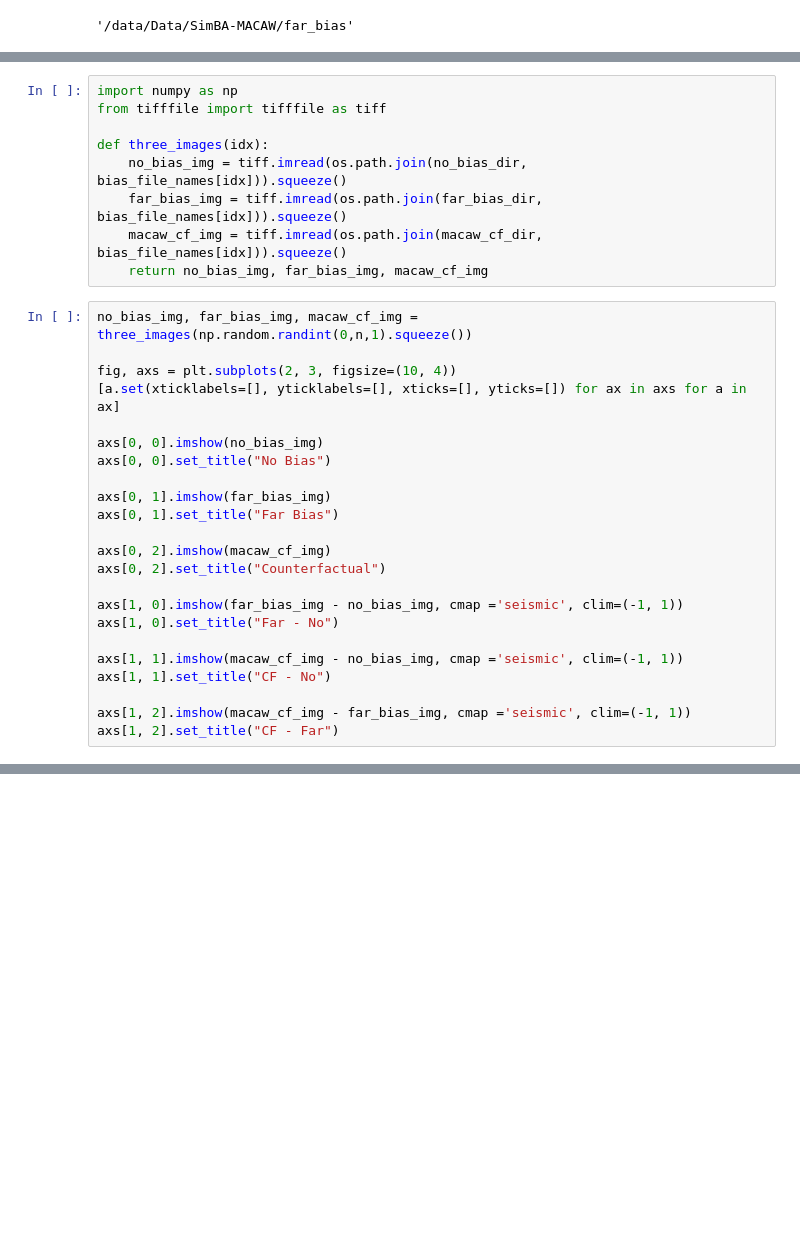
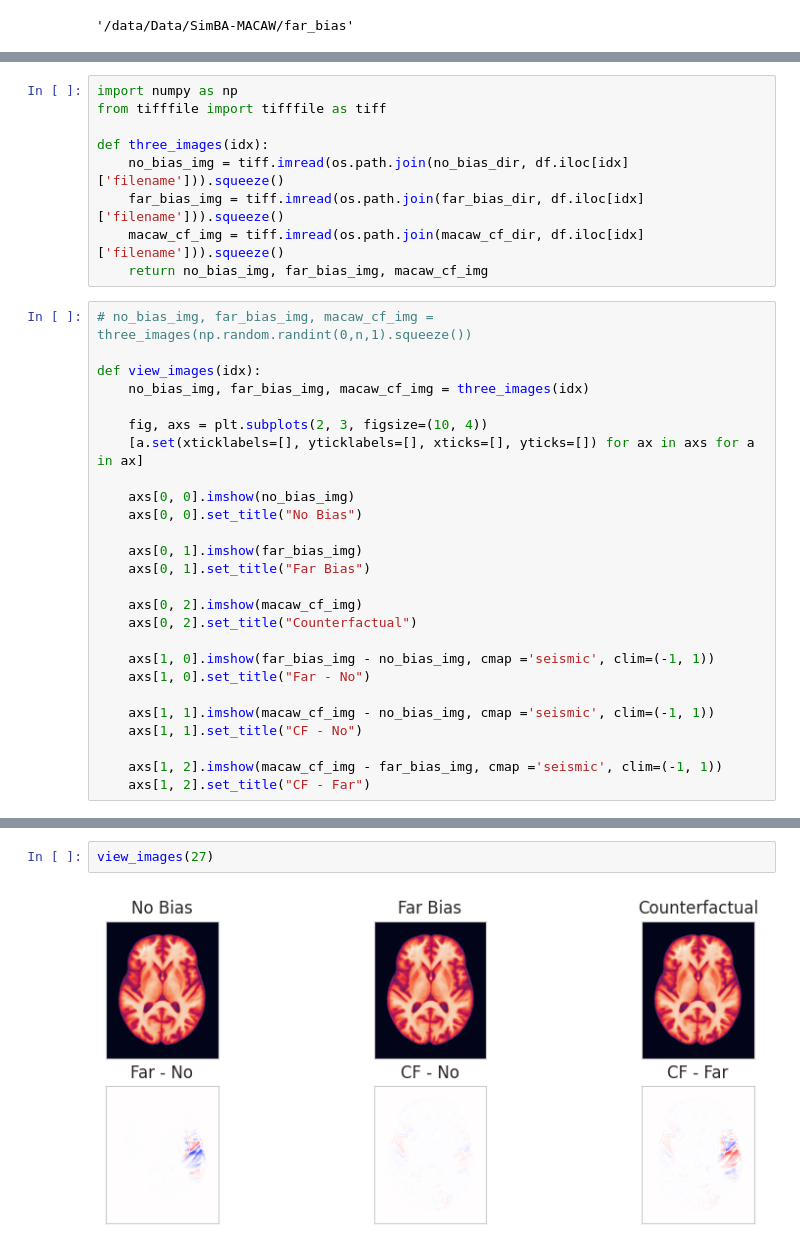
Before and after one commit to ucalgary-miplab/TEA, a Jupyter notebook: 08_Metric.ipynb, the cells around one changed output, grey strips where cells are left out. Cells and saved outputs as stored; diff of their text form; blank space fills up the shorter version.

```diff
--- a/08_Metric.ipynb
+++ b/08_Metric.ipynb
@@ -33,30 +40,33 @@ import numpy as np
 from tifffile import tifffile as tiff
 
 def three_images(idx):
-    no_bias_img = tiff.imread(os.path.join(no_bias_dir, bias_file_names[idx])).squeeze()
-    far_bias_img = tiff.imread(os.path.join(far_bias_dir, bias_file_names[idx])).squeeze()
-    macaw_cf_img = tiff.imread(os.path.join(macaw_cf_dir, bias_file_names[idx])).squeeze()
+    no_bias_img = tiff.imread(os.path.join(no_bias_dir, df.iloc[idx]['filename'])).squeeze()
+    far_bias_img = tiff.imread(os.path.join(far_bias_dir, df.iloc[idx]['filename'])).squeeze()
+    macaw_cf_img = tiff.imread(os.path.join(macaw_cf_dir, df.iloc[idx]['filename'])).squeeze()
     return no_bias_img, far_bias_img, macaw_cf_img
 # %%
-no_bias_img, far_bias_img, macaw_cf_img = three_images(np.random.randint(0,n,1).squeeze())
+# no_bias_img, far_bias_img, macaw_cf_img = three_images(np.random.randint(0,n,1).squeeze())
 
-fig, axs = plt.subplots(2, 3, figsize=(10, 4))
-[a.set(xticklabels=[], yticklabels=[], xticks=[], yticks=[]) for ax in axs for a in ax]
+def view_images(idx):
+    no_bias_img, far_bias_img, macaw_cf_img = three_images(idx)
 
-axs[0, 0].imshow(no_bias_img)
-axs[0, 0].set_title("No Bias")
+    fig, axs = plt.subplots(2, 3, figsize=(10, 4))
+    [a.set(xticklabels=[], yticklabels=[], xticks=[], yticks=[]) for ax in axs for a in ax]
 
-axs[0, 1].imshow(far_bias_img)
-axs[0, 1].set_title("Far Bias")
+    axs[0, 0].imshow(no_bias_img)
+    axs[0, 0].set_title("No Bias")
 
-axs[0, 2].imshow(macaw_cf_img)
-axs[0, 2].set_title("Counterfactual")
+    axs[0, 1].imshow(far_bias_img)
+    axs[0, 1].set_title("Far Bias")
 
-axs[1, 0].imshow(far_bias_img - no_bias_img, cmap ='seismic', clim=(-1, 1))
-axs[1, 0].set_title("Far - No")
+    axs[0, 2].imshow(macaw_cf_img)
+    axs[0, 2].set_title("Counterfactual")
 
-axs[1, 1].imshow(macaw_cf_img - no_bias_img, cmap ='seismic', clim=(-1, 1))
-axs[1, 1].set_title("CF - No")
+    axs[1, 0].imshow(far_bias_img - no_bias_img, cmap ='seismic', clim=(-1, 1))
+    axs[1, 0].set_title("Far - No")
 
-axs[1, 2].imshow(macaw_cf_img - far_bias_img, cmap ='seismic', clim=(-1, 1))
-axs[1, 2].set_title("CF - Far")
+    axs[1, 1].imshow(macaw_cf_img - no_bias_img, cmap ='seismic', clim=(-1, 1))
+    axs[1, 1].set_title("CF - No")
+
+    axs[1, 2].imshow(macaw_cf_img - far_bias_img, cmap ='seismic', clim=(-1, 1))
+    axs[1, 2].set_title("CF - Far")
@@ -92,0 +129,4 @@ Text(0, 0.5, 'Bias amplified')
+# %%
+view_images(27)
+# %% [output]
+[figure, added]
```
Also changed, not shown: parts of 12 cells of this notebook, 1 other file.
